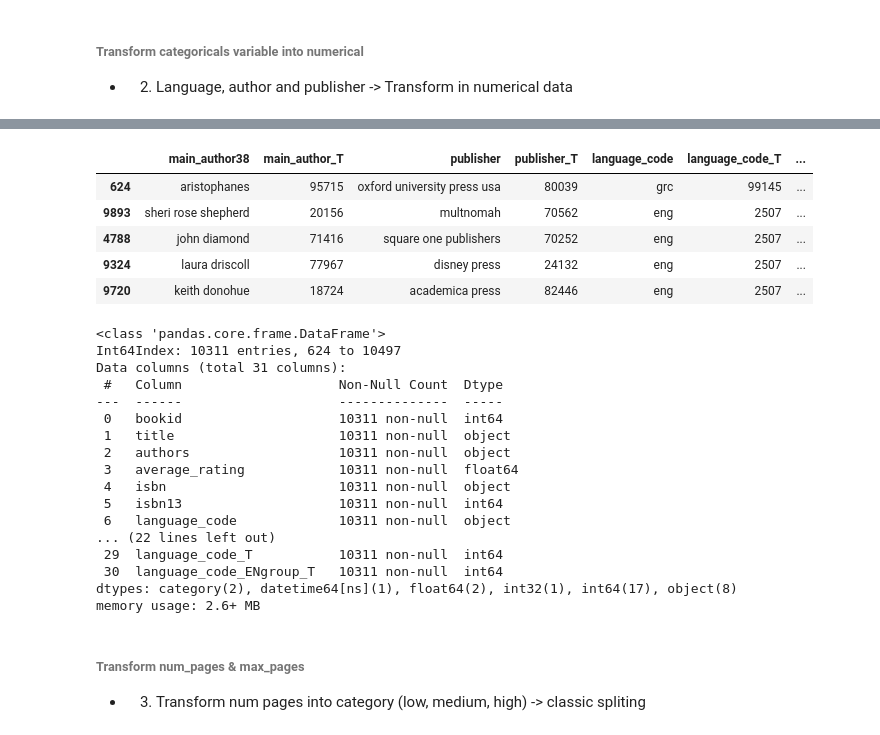
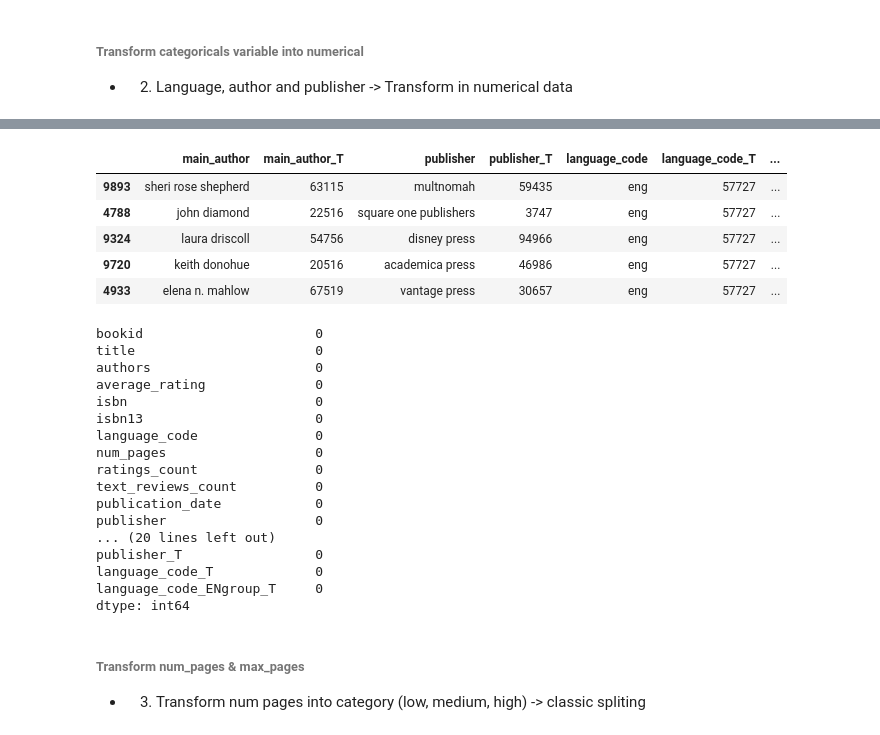
Before and after one commit to dcarriel-dsti/BookRatingML, a Jupyter notebook: Cleaning Ops from Excel.ipynb, the cells around one changed output, grey strips where cells are left out. Saved outputs shown, nothing was run; the diff lists cells and outputs as text; code cells hidden in the pictures.

```diff
--- a/Cleaning Ops from Excel.ipynb
+++ b/Cleaning Ops from Excel.ipynb
@@ -994,10 +1466,10 @@ numpage_guesser_auth('agatha christie')
 #loop over every dictionary key
 # go to df locate the df with a certain author and all columns (store everything in a new df)
 # get rows where max_numpage=0 and use the numpage guesser function to fill numpage= 0
-for main_author38 in avgnumpagexauthDICT.keys():
-    temp_df = df.loc[(df.main_author38==main_author38),:]
+for main_author in avgnumpagexauthDICT.keys():
+    temp_df = df.loc[(df.main_author==main_author),:]
     zero_values_index = temp_df.loc[(temp_df['max_pages'] == 0)].index
-    df.loc[zero_values_index,"max_pages"] = numpage_guesser_auth(main_author38)
+    df.loc[zero_values_index,"max_pages"] = numpage_guesser_auth(main_author)
 # %%
 df[df['max_pages'] == 0].shape #from 61 to 13
 # %% [output]
@@ -1357,0 +1959,4 @@ memory usage: 2.3+ MB
+# %%
+# dropping the rows where both ratings_count and text_reviews_count == 0 & average_rating is either 0 or 5
+df = df[~(((df['ratings_count_updt'] == 0) & (df['text_reviews_count_updt'] == 0) & ((df['average_rating'] == 0) | (df['average_rating'] == 5))))]
+# drop rows where ratings_count_updt and text_reviews_count_updt are both 0 and average_rating is either 0 or 5
@@ -1357,0 +2003,3 @@ memory usage: 2.3+ MB
+# %%
+df['ratings_count_category'] = df['ratings_count_category'].fillna('very low')
+df['ratings_count_category_T'] = df['ratings_count_category_T'].fillna(1)
@@ -1366,10 +2034,10 @@ df['main_author38'].value_counts().shape
 # transform categorical variables into numerical variables with map and dictionary assigning random integers to avoid creating ordinal relationships
 
 # create dictionary of values to random integer mapping
-value_map = {value: np.random.randint(100000) for value in df['main_author38'].unique()}
+value_map = {value: np.random.randint(100000) for value in df['main_author'].unique()}
 
 # use map method to apply the mapping to the column
-df['main_author_T'] = df['main_author38'].map(value_map)
+df['main_author_T'] = df['main_author'].map(value_map)
 
 df.head()
 # %% [output]
@@ -1501,32 +2169,32 @@ df.head()
 # %%
-df[['main_author38','main_author_T','publisher','publisher_T','language_code','language_code_T','language_code_ENgroup','language_code_ENgroup_T']].head()
+df[['main_author','main_author_T','publisher','publisher_T','language_code','language_code_T','language_code_ENgroup','language_code_ENgroup_T']].head()
 # %% [output]
-|  | main_author38 | main_author_T | publisher | publisher_T | language_code | language_code_T | ... |
-| 624 | aristophanes | 95715 | oxford university press usa | 80039 | grc | 99145 | ... |
-| 9893 | sheri rose shepherd | 20156 | multnomah | 70562 | eng | 2507 | ... |
-| 4788 | john diamond | 71416 | square one publishers | 70252 | eng | 2507 | ... |
-| 9324 | laura driscoll | 77967 | disney press | 24132 | eng | 2507 | ... |
-| 9720 | keith donohue | 18724 | academica press | 82446 | eng | 2507 | ... |
+|  | main_author | main_author_T | publisher | publisher_T | language_code | language_code_T | ... |
+| 9893 | sheri rose shepherd | 63115 | multnomah | 59435 | eng | 57727 | ... |
+| 4788 | john diamond | 22516 | square one publishers | 3747 | eng | 57727 | ... |
+| 9324 | laura driscoll | 54756 | disney press | 94966 | eng | 57727 | ... |
+| 9720 | keith donohue | 20516 | academica press | 46986 | eng | 57727 | ... |
+| 4933 | elena n. mahlow | 67519 | vantage press | 30657 | eng | 57727 | ... |
 # %%
-df.info()
+df.isna().sum()
 # %% [output]
-<class 'pandas.core.frame.DataFrame'>
-Int64Index: 10311 entries, 624 to 10497
-Data columns (total 31 columns):
- #   Column                    Non-Null Count  Dtype
----  ------                    --------------  -----
- 0   bookid                    10311 non-null  int64
- 1   title                     10311 non-null  object
- 2   authors                   10311 non-null  object
- 3   average_rating            10311 non-null  float64
- 4   isbn                      10311 non-null  object
- 5   isbn13                    10311 non-null  int64
- 6   language_code             10311 non-null  object
-... (22 lines left out)
- 29  language_code_T           10311 non-null  int64
- 30  language_code_ENgroup_T   10311 non-null  int64
-dtypes: category(2), datetime64[ns](1), float64(2), int32(1), int64(17), object(8)
-memory usage: 2.6+ MB
+bookid                      0
+title                       0
+authors                     0
+average_rating              0
+isbn                        0
+isbn13                      0
+language_code               0
+num_pages                   0
+ratings_count               0
+text_reviews_count          0
+publication_date            0
+publisher                   0
+... (20 lines left out)
+publisher_T                 0
+language_code_T             0
+language_code_ENgroup_T     0
+dtype: int64
 # %% [markdown]
 ###### Transform num_pages & max_pages
 - 3. Transform num pages into category (low, medium, high) -> classic spliting
```
Also changed, not shown: parts of 356 cells of this notebook.
